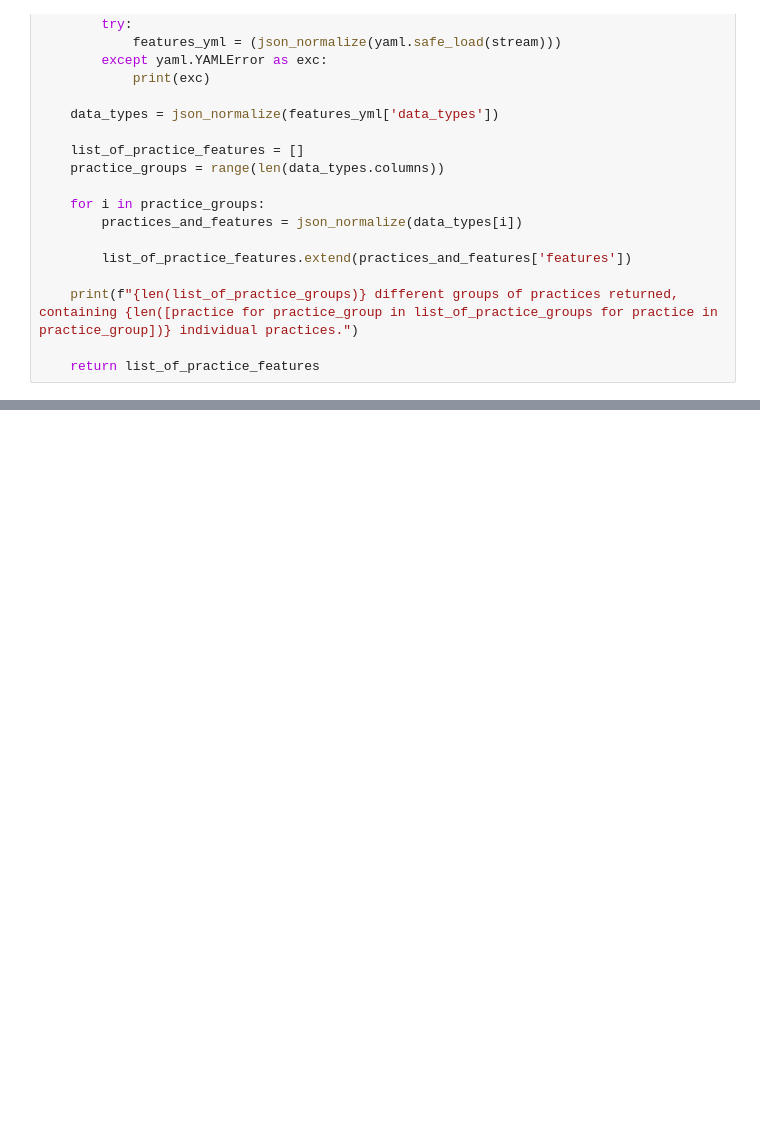
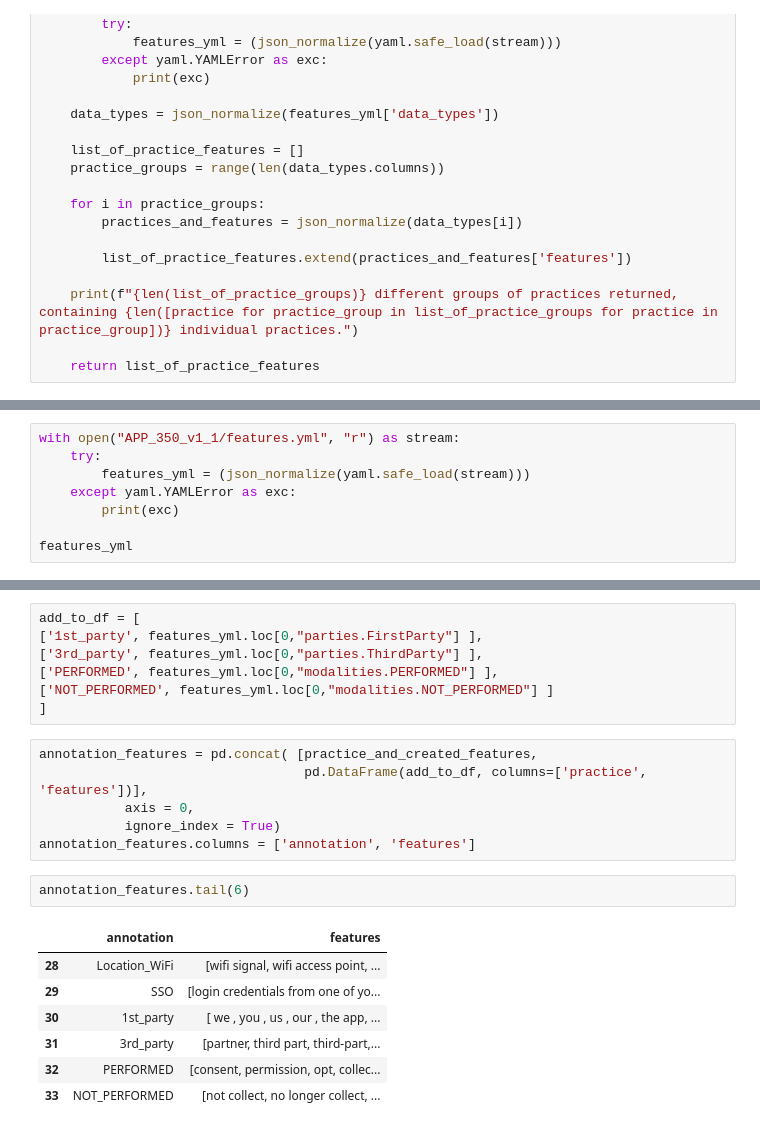
Before and after one commit to calhinchcliffe/nlp_privacy_policies, a Jupyter notebook: EDA and Modelling/7_manipulation_for_MAPS_replication.ipynb, the cells around one changed output, grey strips where cells are left out. Drawn from its saved outputs; the diff is of its cells as text; blank space fills up the shorter version.

```diff
--- a/EDA and Modelling/7_manipulation_for_MAPS_replication.ipynb
+++ b/EDA and Modelling/7_manipulation_for_MAPS_replication.ipynb
@@ -520,0 +599,8 @@ get_features_for_practices()
+# %%
+with open("APP_350_v1_1/features.yml", "r") as stream:
+    try:
+        features_yml = (json_normalize(yaml.safe_load(stream)))
+    except yaml.YAMLError as exc:
+        print(exc)
+
+features_yml
@@ -520,0 +610,23 @@ get_features_for_practices()
+# %%
+add_to_df = [
+['1st_party', features_yml.loc[0,"parties.FirstParty"] ],
+['3rd_party', features_yml.loc[0,"parties.ThirdParty"] ],
+['PERFORMED', features_yml.loc[0,"modalities.PERFORMED"] ],
+['NOT_PERFORMED', features_yml.loc[0,"modalities.NOT_PERFORMED"] ]
+]
+# %%
+annotation_features = pd.concat( [practice_and_created_features,
+                                  pd.DataFrame(add_to_df, columns=['practice', 'features'])],
+           axis = 0,
+           ignore_index = True)
+annotation_features.columns = ['annotation', 'features']
+# %%
+annotation_features.tail(6)
+# %% [output]
+|  | annotation | features |
+| 28 | Location_WiFi | [wifi signal, wifi access point, ... |
+| 29 | SSO | [login credentials from one of yo... |
+| 30 | 1st_party | [ we , you , us , our , the app, ... |
+| 31 | 3rd_party | [partner, third part, third-part,... |
+| 32 | PERFORMED | [consent, permission, opt, collec... |
+| 33 | NOT_PERFORMED | [not collect, no longer collect, ... |
```
Also changed, not shown: parts of 99 cells of this notebook.
